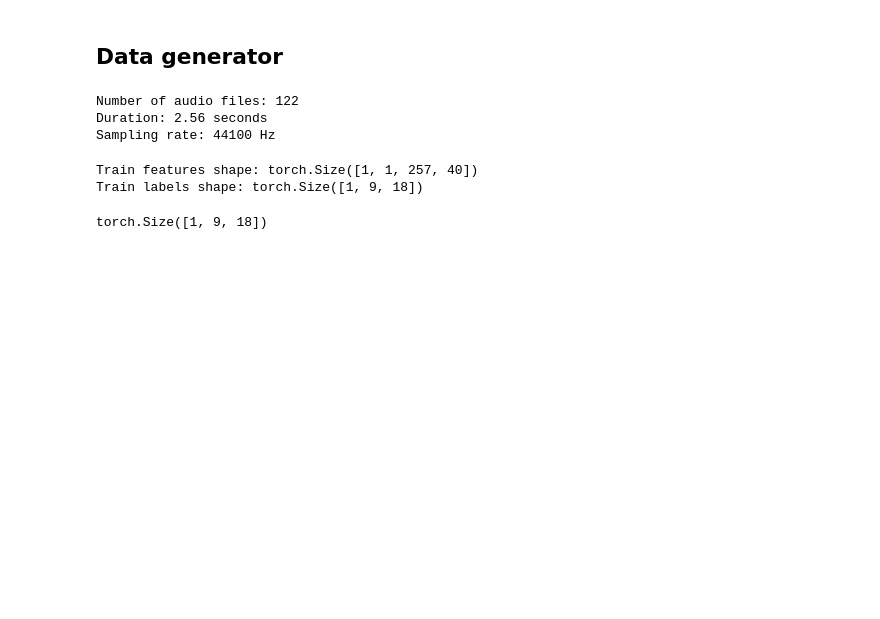
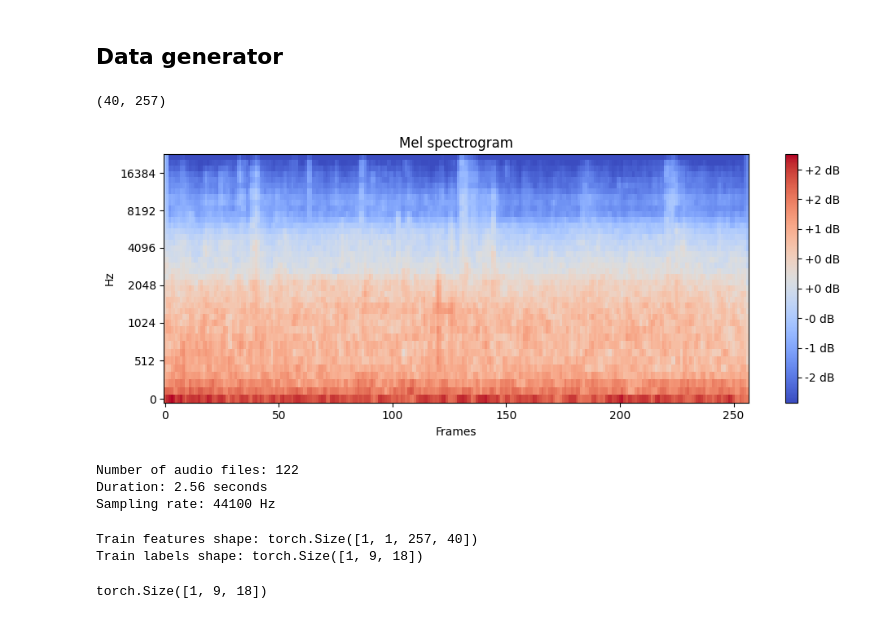
Before and after one commit to enstit/YOHO24, a Jupyter notebook: notebooks/01_train.ipynb, the cells around one changed output. Cells and saved outputs as stored; diff of their text form; code cells hidden in the pictures; blank space fills up the shorter version.

```diff
--- a/notebooks/01_train.ipynb
+++ b/notebooks/01_train.ipynb
@@ -15,13 +25,44 @@ Pandas version:  2.1.2
+# %%
+def plot_melspectrogram(
+    audio: AudioFile, n_mels: int = 40, win_len: float = 1.00, hop_len: float = 1.00
+):
+    """
+    Plots the Mel spectrogram.
+    """
+    plt.figure(figsize=(10, 4))
+    plt.title(f"Mel spectrogram")
+    librosa.display.specshow(
+        data=audio.mel_spectrogram(n_mels=n_mels, win_len=win_len, hop_len=hop_len), sr=audio.sr, x_axis="frames", y_axis="mel"
+    )
+    plt.colorbar(format="%+2.0f dB")
+    plt.tight_layout()
+    plt.show()
 # %% [markdown]
 ## Data generator
+# %%
+N_MELS = 40
+WIN_S = 0.04 # 40 ms
+HOP_S = 0.01 # 10 ms
 # %%
+audios = [
+    AudioFile(filepath=file.filepath, labels=eval(file.events))
+    for _, file in pd.read_csv("./data/tut.train.csv").iterrows()
+]
+
 audioclips = [
     audioclip
-    for _, file in pd.read_csv("./data/tut.train.csv").iterrows()
-    for audioclip in AudioFile(filepath=file.filepath, labels=file.events).audioclips(
-        win_ms=2560, hop_ms=1960
-    ) if _ < 1
+    for _, audio in enumerate(audios)
+    for audioclip in audio.subdivide(win_len=2.56, hop_len=1.96)
+    if _ < 1
 ]
+# %%
+audioclips[0].mel_spectrogram(n_mels=N_MELS, win_len=WIN_S, hop_len=HOP_S).shape
+# %% [output]
+(40, 257)
+# %%
+plot_melspectrogram(audioclips[1], n_mels=N_MELS, win_len=WIN_S, hop_len=HOP_S)
+# %% [output]
+[figure, added]
 # %%
 N_MELS = 40
 HOP_MS = 10
```
Also changed, not shown: parts of 2 cells of this notebook, 3 other files.
